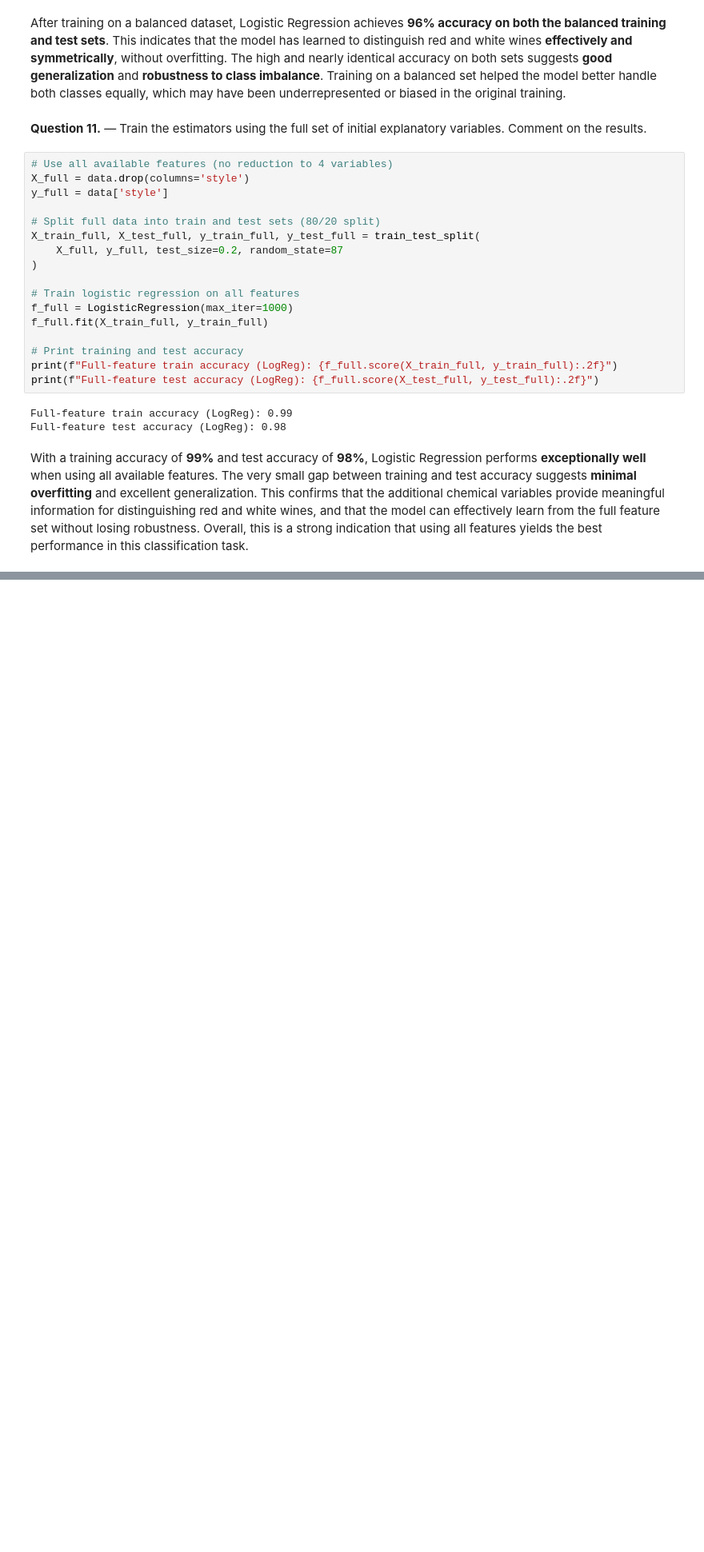
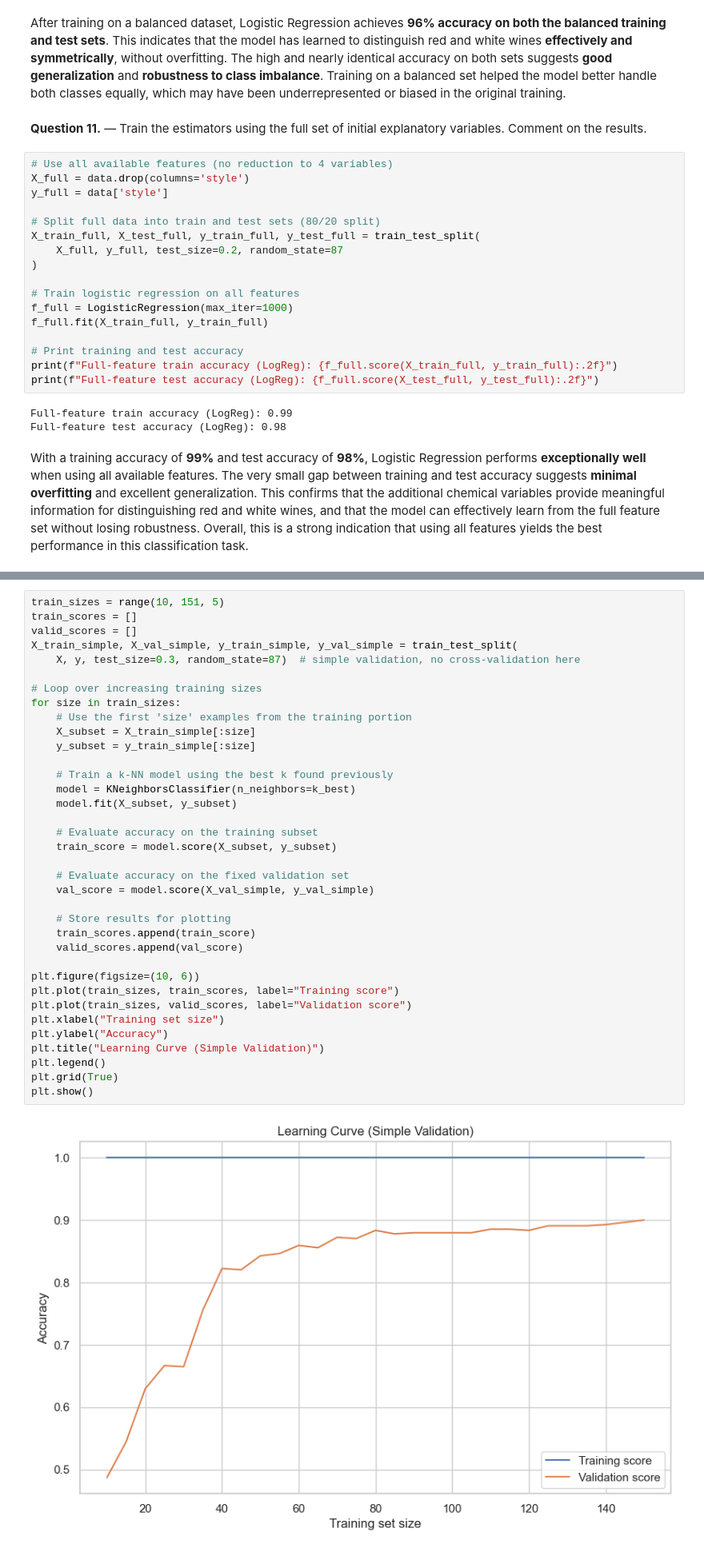
Before and after one commit to pieropls/ENSAE-Miscellaneous, a Jupyter notebook: machine-learning/3.Perceptron_K-NN.ipynb, the cells around one changed output, grey strips where cells are left out. Shown at 80% size. Drawn from its saved outputs; the diff is of its cells as text; blank space fills up the shorter version.

```diff
--- a/machine-learning/3.Perceptron_K-NN.ipynb
+++ b/machine-learning/3.Perceptron_K-NN.ipynb
@@ -278,0 +443,38 @@ With a training accuracy of **99%** and test accuracy of **98%**, Logistic Regre
+# %%
+train_sizes = range(10, 151, 5)
+train_scores = []
+valid_scores = []
+X_train_simple, X_val_simple, y_train_simple, y_val_simple = train_test_split(
+    X, y, test_size=0.3, random_state=87)  # simple validation, no cross-validation here
+
+# Loop over increasing training sizes
+for size in train_sizes:
+    # Use the first 'size' examples from the training portion
+    X_subset = X_train_simple[:size]
+    y_subset = y_train_simple[:size]
+
+    # Train a k-NN model using the best k found previously
+    model = KNeighborsClassifier(n_neighbors=k_best)
+    model.fit(X_subset, y_subset)
+
+    # Evaluate accuracy on the training subset
+    train_score = model.score(X_subset, y_subset)
+
+    # Evaluate accuracy on the fixed validation set
+    val_score = model.score(X_val_simple, y_val_simple)
+
+    # Store results for plotting
+    train_scores.append(train_score)
+    valid_scores.append(val_score)
+
+plt.figure(figsize=(10, 6))
+plt.plot(train_sizes, train_scores, label="Training score")
+plt.plot(train_sizes, valid_scores, label="Validation score")
+plt.xlabel("Training set size")
+plt.ylabel("Accuracy")
+plt.title("Learning Curve (Simple Validation)")
+plt.legend()
+plt.grid(True)
+plt.show()
+# %% [output]
+[figure, added]
```
Also changed, not shown: parts of 34 cells of this notebook.
